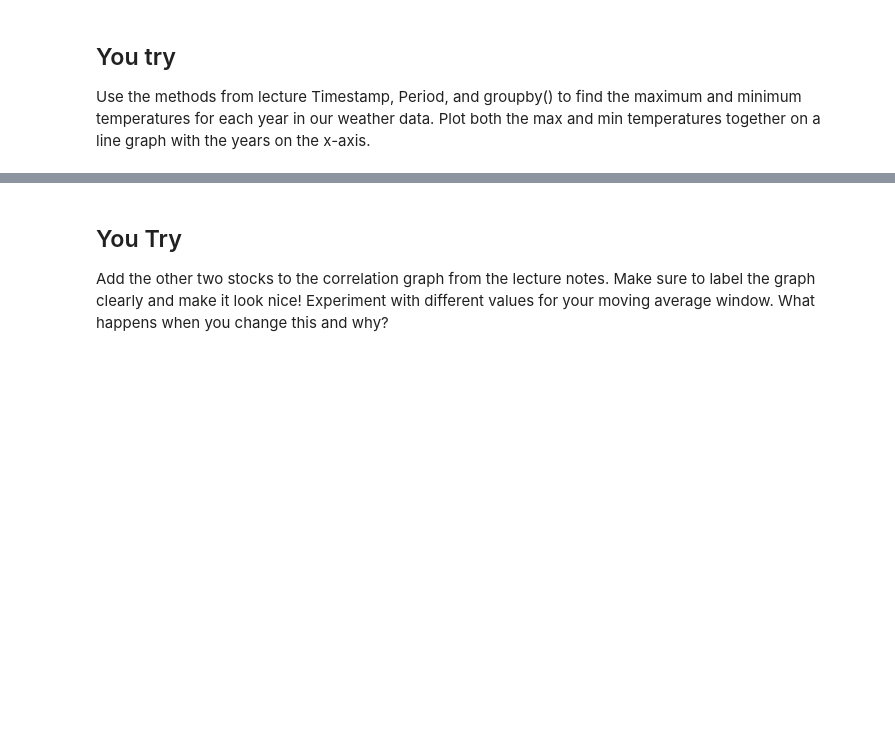
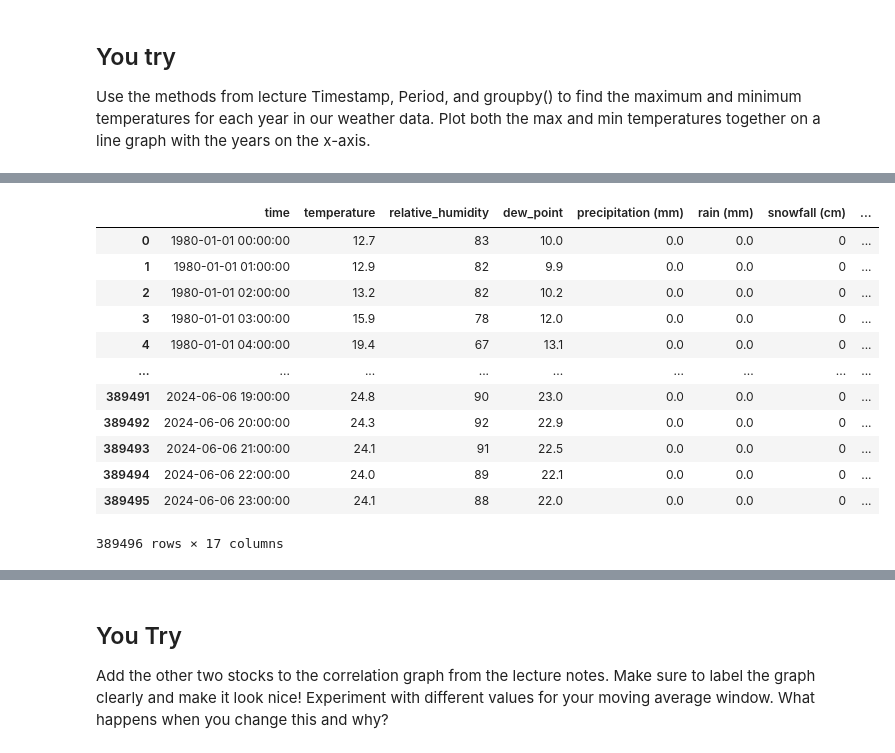
Before and after one commit to joseephwong/Data201_Joseph_Wong, a Jupyter notebook: Day9/HW_day9.ipynb, the cells around one changed output, grey strips where cells are left out. Saved outputs shown, nothing was run; the diff lists cells and outputs as text; code cells hidden in the pictures; blank space fills up the shorter version.

```diff
--- a/Day9/HW_day9.ipynb
+++ b/Day9/HW_day9.ipynb
@@ -52,5 +59,28 @@ Path to dataset files: /home/bellajagu/.cache/kagglehub/datasets/parthdande/time
 | 2 | 1980-01-01T02:00 | 13.2 | 82 | 10.2 | 0.0 | 0.0 | 0 | ... |
 | 3 | 1980-01-01T03:00 | 15.9 | 78 | 12.0 | 0.0 | 0.0 | 0 | ... |
 | 4 | 1980-01-01T04:00 | 19.4 | 67 | 13.1 | 0.0 | 0.0 | 0 | ... |
+# %%
+# Change the times to datetime objects
+# Save them as the index for the data frame.
+def string_to_time(x):
+    return datetime.strptime(x,'%Y-%m-%dT%H:%M')
+
+# Convert the time to datetime
+df['time'] = df['time'].apply(lambda x: string_to_time(x))
+df
+# %% [output]
+|  | time | temperature | relative_humidity | dew_point | precipitation (mm) | rain (mm) | snowfall (cm) | ... |
+| 0 | 1980-01-01 00:00:00 | 12.7 | 83 | 10.0 | 0.0 | 0.0 | 0 | ... |
+| 1 | 1980-01-01 01:00:00 | 12.9 | 82 | 9.9 | 0.0 | 0.0 | 0 | ... |
+| 2 | 1980-01-01 02:00:00 | 13.2 | 82 | 10.2 | 0.0 | 0.0 | 0 | ... |
+| 3 | 1980-01-01 03:00:00 | 15.9 | 78 | 12.0 | 0.0 | 0.0 | 0 | ... |
+| 4 | 1980-01-01 04:00:00 | 19.4 | 67 | 13.1 | 0.0 | 0.0 | 0 | ... |
+| ... | ... | ... | ... | ... | ... | ... | ... | ... |
+| 389491 | 2024-06-06 19:00:00 | 24.8 | 90 | 23.0 | 0.0 | 0.0 | 0 | ... |
+| 389492 | 2024-06-06 20:00:00 | 24.3 | 92 | 22.9 | 0.0 | 0.0 | 0 | ... |
+| 389493 | 2024-06-06 21:00:00 | 24.1 | 91 | 22.5 | 0.0 | 0.0 | 0 | ... |
+| 389494 | 2024-06-06 22:00:00 | 24.0 | 89 | 22.1 | 0.0 | 0.0 | 0 | ... |
+| 389495 | 2024-06-06 23:00:00 | 24.1 | 88 | 22.0 | 0.0 | 0.0 | 0 | ... |
+389496 rows × 17 columns
 # %%
 # Your code here
```
Also changed, not shown: parts of 8 cells of this notebook.
